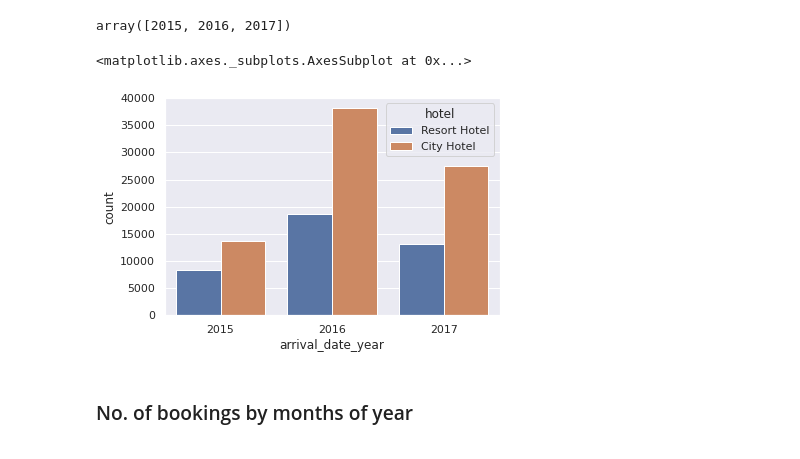
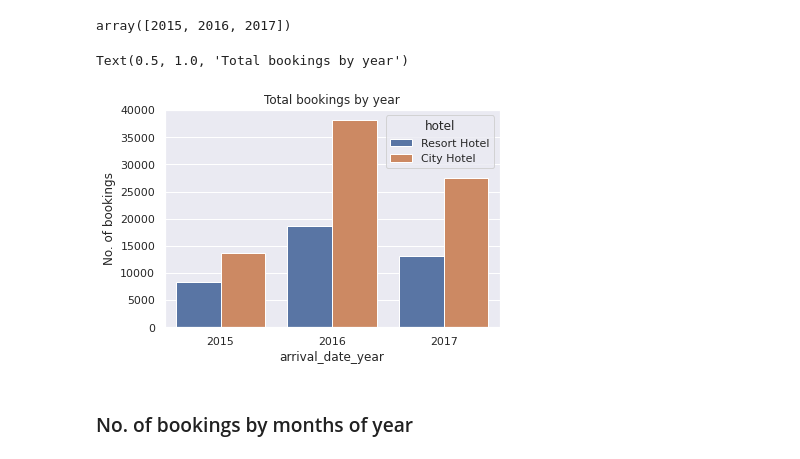
Before and after one commit to ayush9304/Hotel-Booking-Analysis-EDA, a Jupyter notebook: Hotel_Booking_Analysis_EDA.ipynb, the cells around one changed output. Drawn from its saved outputs; the diff is of its cells as text; code cells hidden in the pictures.

```diff
--- a/Hotel_Booking_Analysis_EDA.ipynb
+++ b/Hotel_Booking_Analysis_EDA.ipynb
@@ -92,9 +97,11 @@ df['arrival_date_year'].unique()
 array([2015, 2016, 2017])
 # %%
 sns.countplot(x='arrival_date_year', hue='hotel', data=df)
+plt.ylabel("No. of bookings")
+plt.title("Total bookings by year")
 # %% [output]
-<matplotlib.axes._subplots.AxesSubplot at 0x...>
+Text(0.5, 1.0, 'Total bookings by year')
-[figure, old version]
+[figure, new version]
 # %% [markdown]
 ### No. of bookings by months of year
 # %%
```
Also changed, not shown: parts of 3 cells of this notebook.
